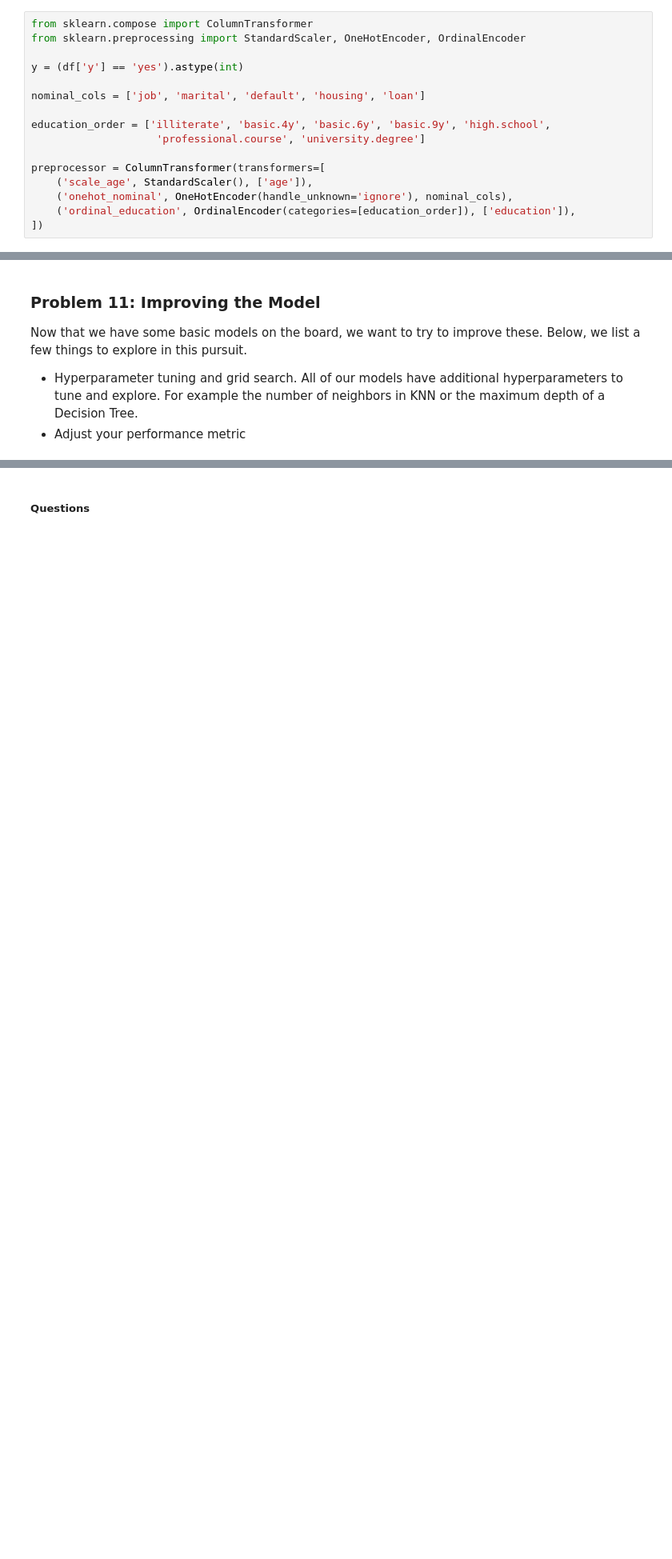
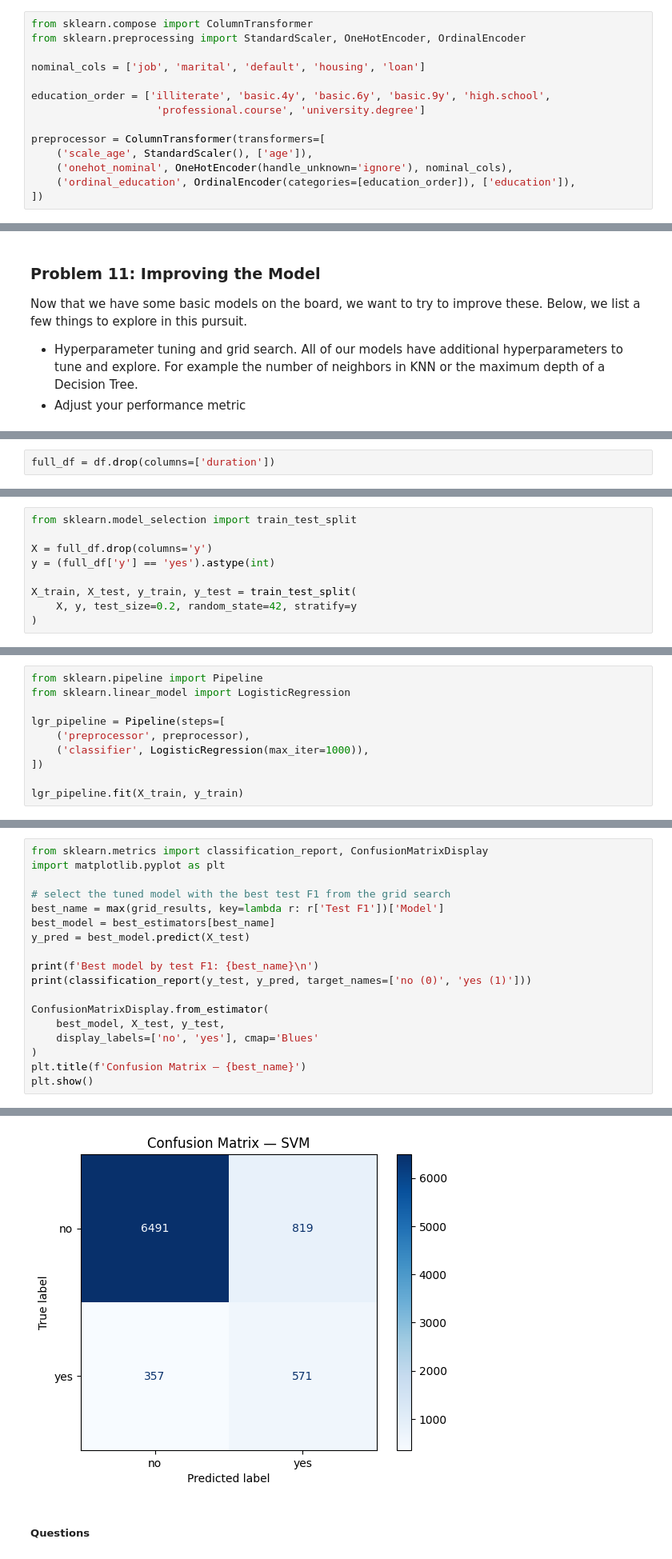
Before and after one commit to cnolan3/marketing_campaign_analysis, a Jupyter notebook: prompt_III.ipynb, the cells around one changed output, grey strips where cells are left out. Shown at 80% size. Saved outputs shown, nothing was run; the diff lists cells and outputs as text; blank space fills up the shorter version.

```diff
--- a/prompt_III.ipynb
+++ b/prompt_III.ipynb
@@ -157,8 +157,6 @@ y = (df_clean['y'] == 'yes').astype(int)
 # %%
 from sklearn.compose import ColumnTransformer
 from sklearn.preprocessing import StandardScaler, OneHotEncoder, OrdinalEncoder
-
-y = (df['y'] == 'yes').astype(int)
 
 nominal_cols = ['job', 'marital', 'default', 'housing', 'loan']
 
@@ -204,0 +317,2 @@ Now that we have some basic models on the board, we want to try to improve these
+# %%
+full_df = df.drop(columns=['duration'])
@@ -204,0 +365,9 @@ Now that we have some basic models on the board, we want to try to improve these
+# %%
+from sklearn.model_selection import train_test_split
+
+X = full_df.drop(columns='y')
+y = (full_df['y'] == 'yes').astype(int)
+
+X_train, X_test, y_train, y_test = train_test_split(
+    X, y, test_size=0.2, random_state=42, stratify=y
+)
@@ -204,0 +382,10 @@ Now that we have some basic models on the board, we want to try to improve these
+# %%
+from sklearn.pipeline import Pipeline
+from sklearn.linear_model import LogisticRegression
+
+lgr_pipeline = Pipeline(steps=[
+    ('preprocessor', preprocessor),
+    ('classifier', LogisticRegression(max_iter=1000)),
+])
+
+lgr_pipeline.fit(X_train, y_train)
@@ -204,0 +523,19 @@ Now that we have some basic models on the board, we want to try to improve these
+# %%
+from sklearn.metrics import classification_report, ConfusionMatrixDisplay
+import matplotlib.pyplot as plt
+
+# select the tuned model with the best test F1 from the grid search
+best_name = max(grid_results, key=lambda r: r['Test F1'])['Model']
+best_model = best_estimators[best_name]
+y_pred = best_model.predict(X_test)
+
+print(f'Best model by test F1: {best_name}\n')
+print(classification_report(y_test, y_pred, target_names=['no (0)', 'yes (1)']))
+
+ConfusionMatrixDisplay.from_estimator(
+    best_model, X_test, y_test,
+    display_labels=['no', 'yes'], cmap='Blues'
+)
+plt.title(f'Confusion Matrix — {best_name}')
+plt.show()
+# %% [output]
@@ -205,2 +552,3 @@ Now that we have some basic models on the board, we want to try to improve these
+[figure, added]
 # %% [markdown]
 ##### Questions
```
Also changed, not shown: parts of 26 cells of this notebook.
